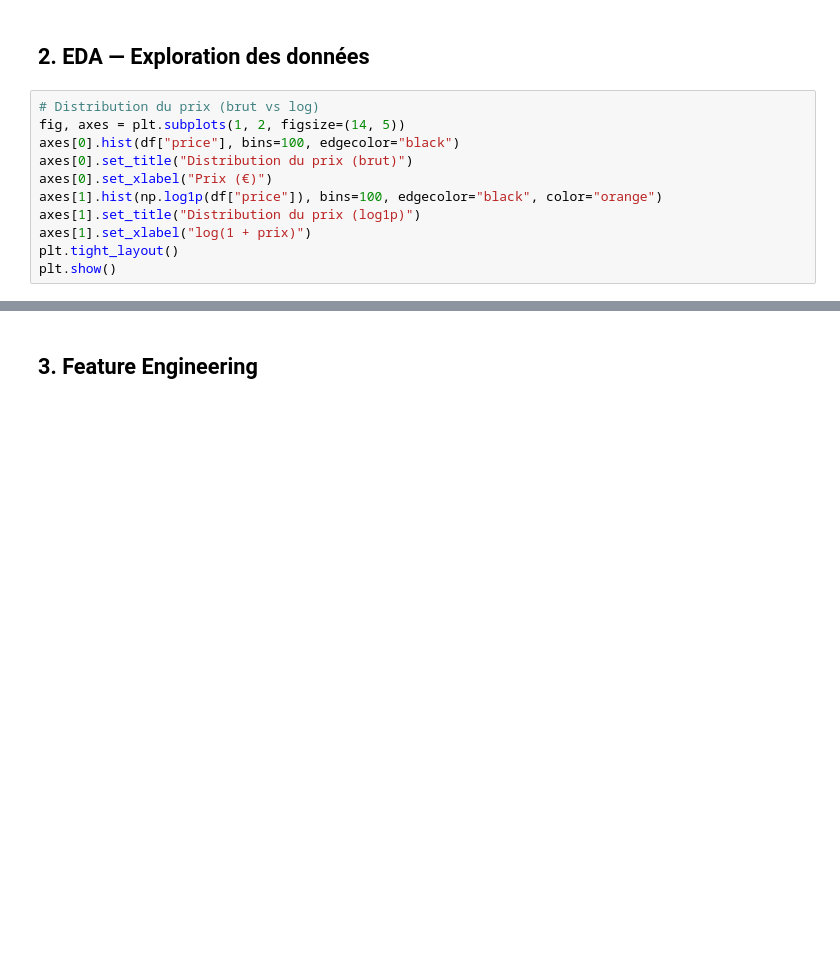
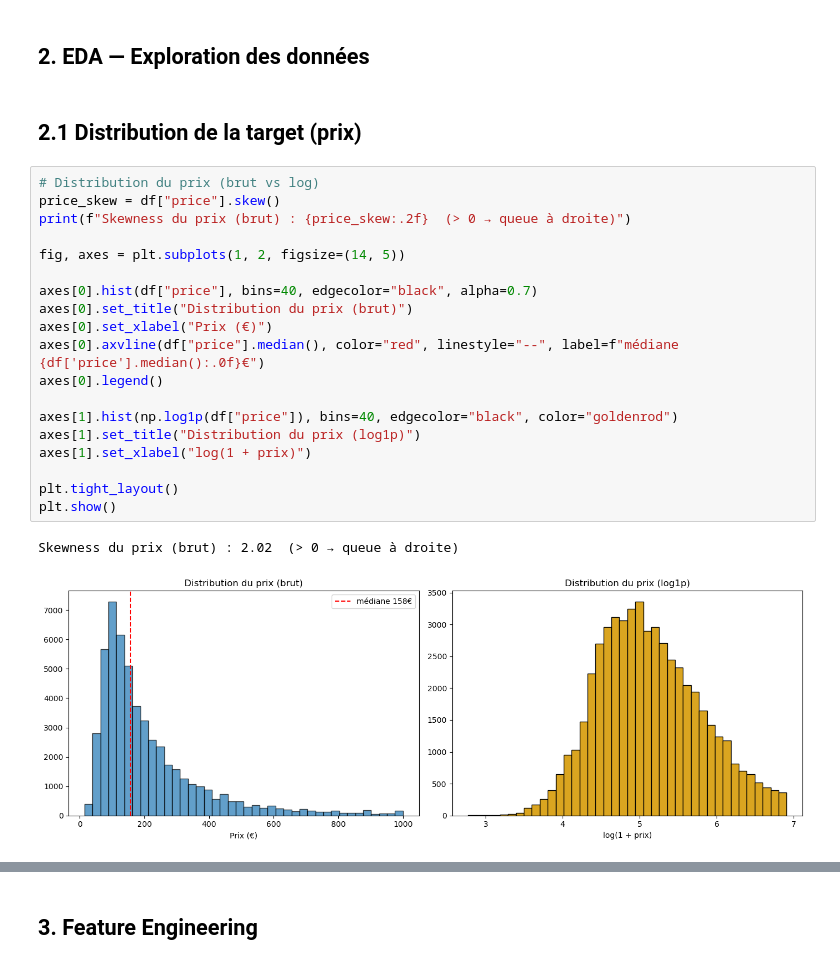
Before and after one commit to Ismaelito91/airbnb-paris-price-predictor, a Jupyter notebook: notebooks/airbnb.ipynb, the cells around one changed output, grey strips where cells are left out. Saved outputs shown, nothing was run; the diff lists cells and outputs as text; blank space fills up the shorter version.

```diff
--- a/notebooks/airbnb.ipynb
+++ b/notebooks/airbnb.ipynb
@@ -149,13 +157,26 @@ Prix médian : 158.0€ | max : 1000.0€
 # %% [markdown]
 ## 2. EDA — Exploration des données
+# %% [markdown]
+## 2.1 Distribution de la target (prix)
 # %%
 # Distribution du prix (brut vs log)
+price_skew = df["price"].skew()
+print(f"Skewness du prix (brut) : {price_skew:.2f}  (> 0 → queue à droite)")
+
 fig, axes = plt.subplots(1, 2, figsize=(14, 5))
-axes[0].hist(df["price"], bins=100, edgecolor="black")
+
+axes[0].hist(df["price"], bins=40, edgecolor="black", alpha=0.7)
 axes[0].set_title("Distribution du prix (brut)")
 axes[0].set_xlabel("Prix (€)")
-axes[1].hist(np.log1p(df["price"]), bins=100, edgecolor="black", color="orange")
+axes[0].axvline(df["price"].median(), color="red", linestyle="--", label=f"médiane {df['price'].median():.0f}€")
+axes[0].legend()
+
+axes[1].hist(np.log1p(df["price"]), bins=40, edgecolor="black", color="goldenrod")
 axes[1].set_title("Distribution du prix (log1p)")
 axes[1].set_xlabel("log(1 + prix)")
+
 plt.tight_layout()
 plt.show()
+# %% [output]
+Skewness du prix (brut) : 2.02  (> 0 → queue à droite)
+[figure, added]
```
Also changed, not shown: parts of 11 cells of this notebook, 1 other file.
